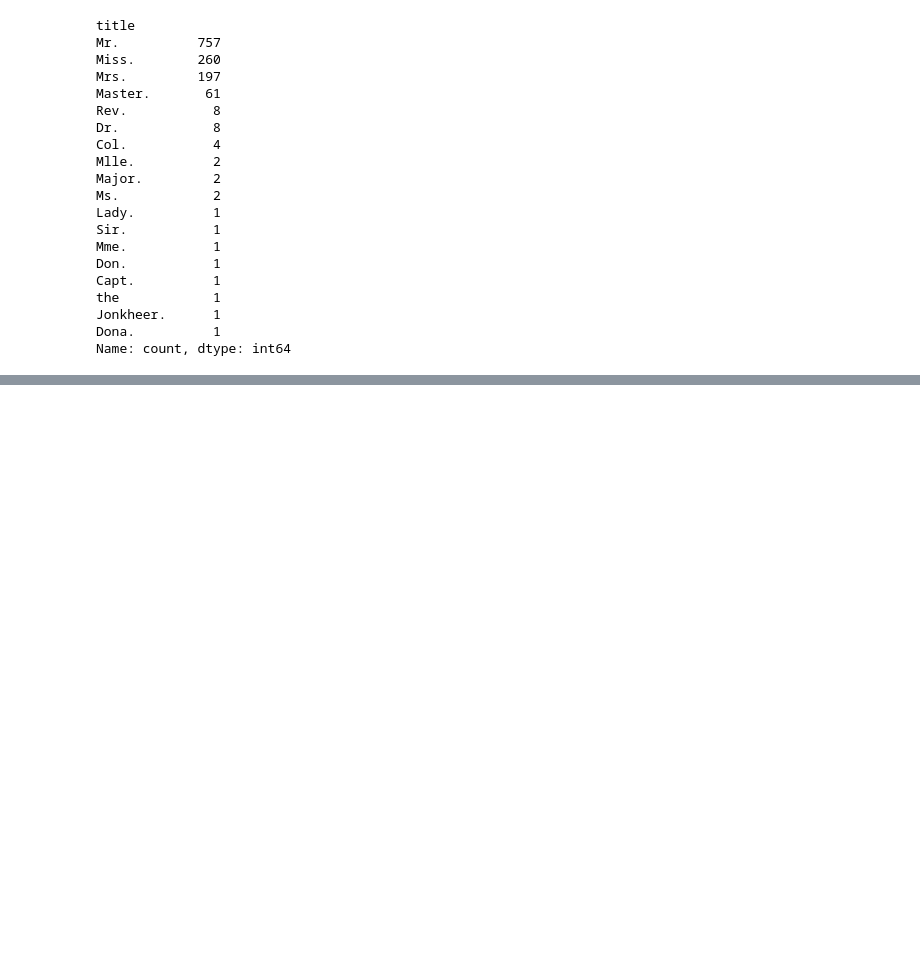
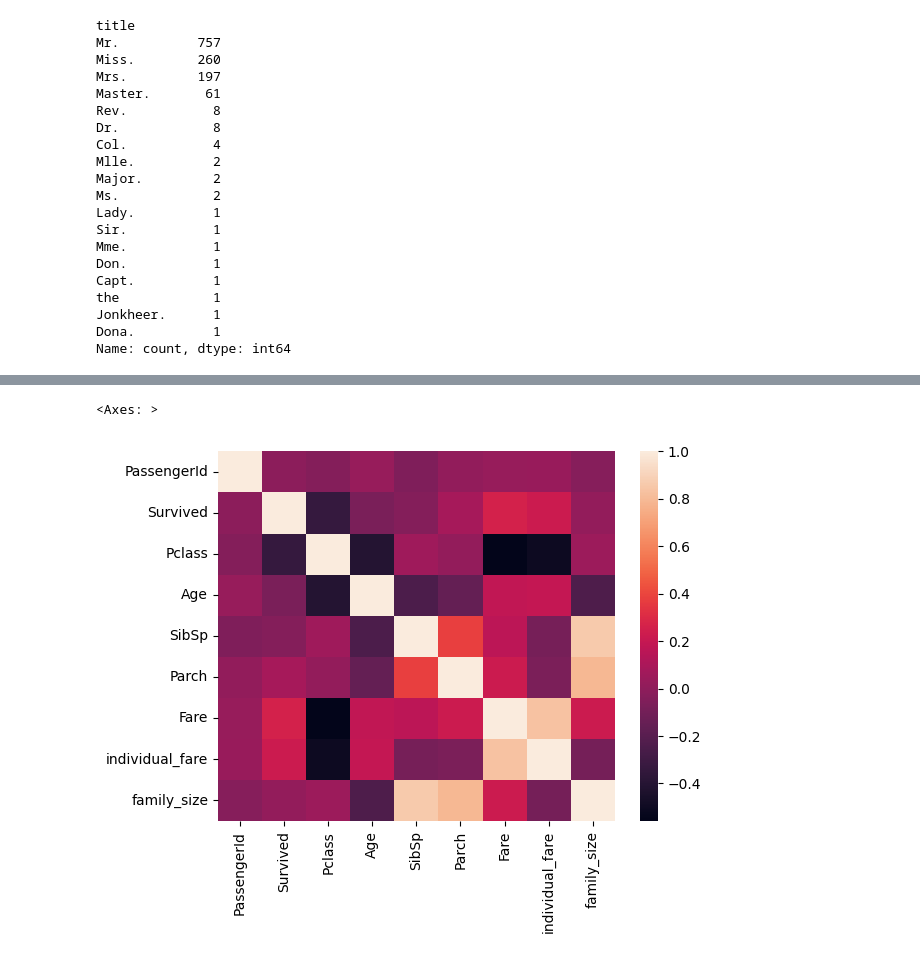
Before and after one commit to Bhavik2209/EDA, a Jupyter notebook: index.ipynb, the cells around one changed output, grey strips where cells are left out. Saved outputs shown, nothing was run; the diff lists cells and outputs as text; code cells hidden in the pictures; blank space fills up the shorter version.

```diff
--- a/index.ipynb
+++ b/index.ipynb
@@ -461,3 +461,6 @@ the            1
 Jonkheer.      1
 Dona.          1
 Name: count, dtype: int64
+# %%
+df['Cabin'].isnull().sum()
+df['Cabin'].fillna('M',inplace=True)
@@ -463,0 +490,2 @@ Name: count, dtype: int64
+# %%
+df['deck'] = df['Cabin'].str[0]
@@ -463,0 +536,5 @@ Name: count, dtype: int64
+# %%
+sns.heatmap(df.corr(numeric_only = True))
+# %% [output]
+<Axes: >
+[figure, added]
```
Also changed, not shown: parts of 12 cells of this notebook, 3 other files.
